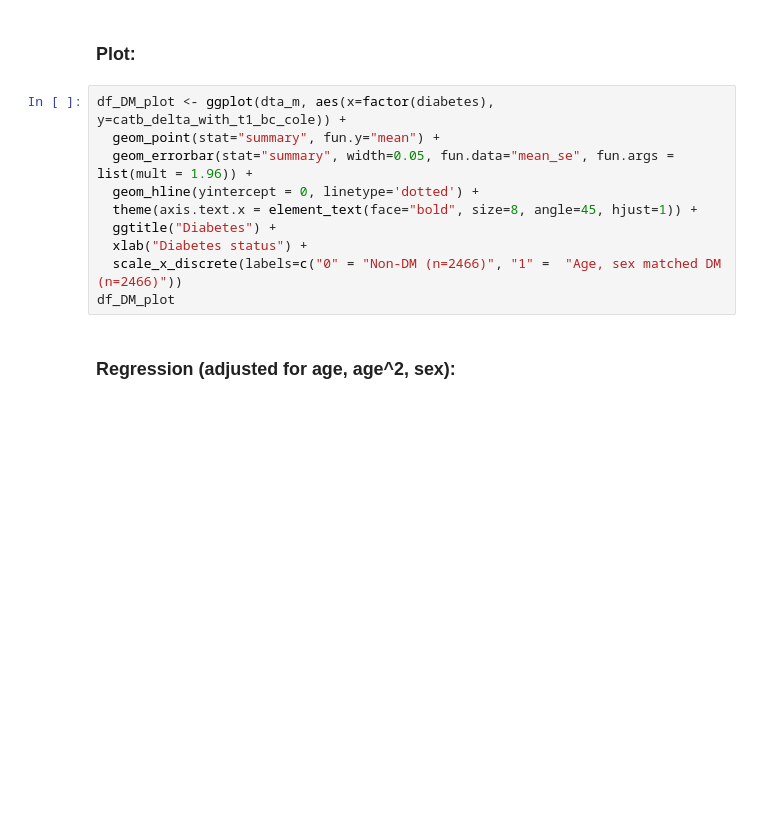
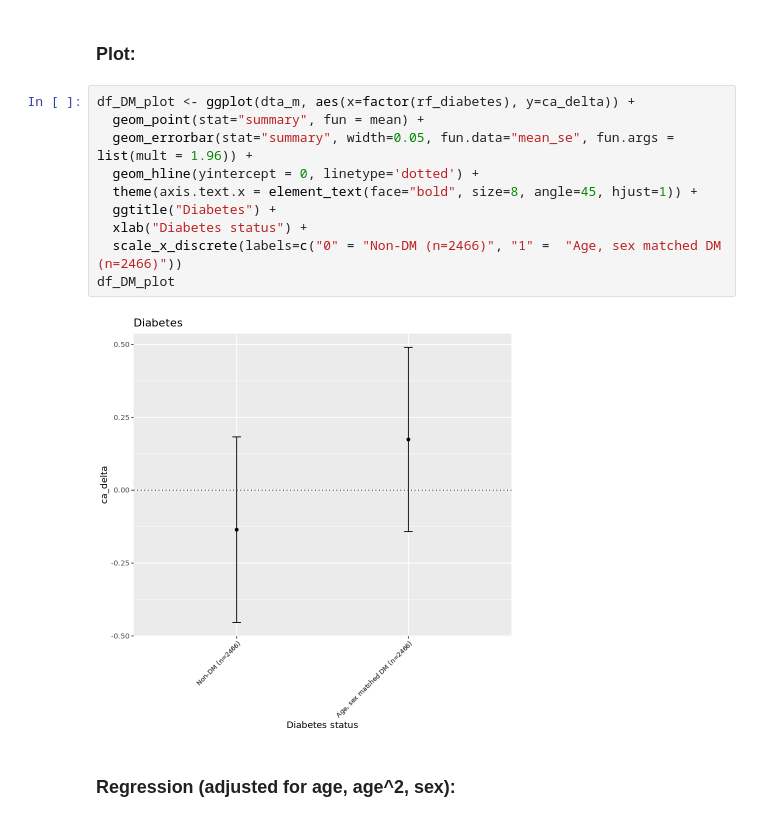
Before and after one commit to ImperialCollegeLondon/cardiovascular_ageing, a Jupyter notebook: phenotype analysis/analysis_steps.ipynb, the cells around one changed output. Drawn from its saved outputs; the diff is of its cells as text; blank space fills up the shorter version.

```diff
--- a/phenotype analysis/analysis_steps.ipynb
+++ b/phenotype analysis/analysis_steps.ipynb
@@ -109,15 +183,17 @@ summarydta_m
 # %% [markdown]
 ### Plot:
 # %%
-df_DM_plot <- ggplot(dta_m, aes(x=factor(diabetes), y=catb_delta_with_t1_bc_cole)) +
-  geom_point(stat="summary", fun.y="mean") +
+df_DM_plot <- ggplot(dta_m, aes(x=factor(rf_diabetes), y=ca_delta)) +
+  geom_point(stat="summary", fun = mean) +
   geom_errorbar(stat="summary", width=0.05, fun.data="mean_se", fun.args = list(mult = 1.96)) +
   geom_hline(yintercept = 0, linetype='dotted') +
   theme(axis.text.x = element_text(face="bold", size=8, angle=45, hjust=1)) +
   ggtitle("Diabetes") +
   xlab("Diabetes status") +
   scale_x_discrete(labels=c("0" = "Non-DM (n=2466)", "1" =  "Age, sex matched DM (n=2466)"))
 df_DM_plot
+# %% [output]
+[figure, added]
 # %% [markdown]
 ### Regression (adjusted for age, age^2, sex):
 # %%
```
Also changed, not shown: parts of 131 cells of this notebook, 1 other file.
